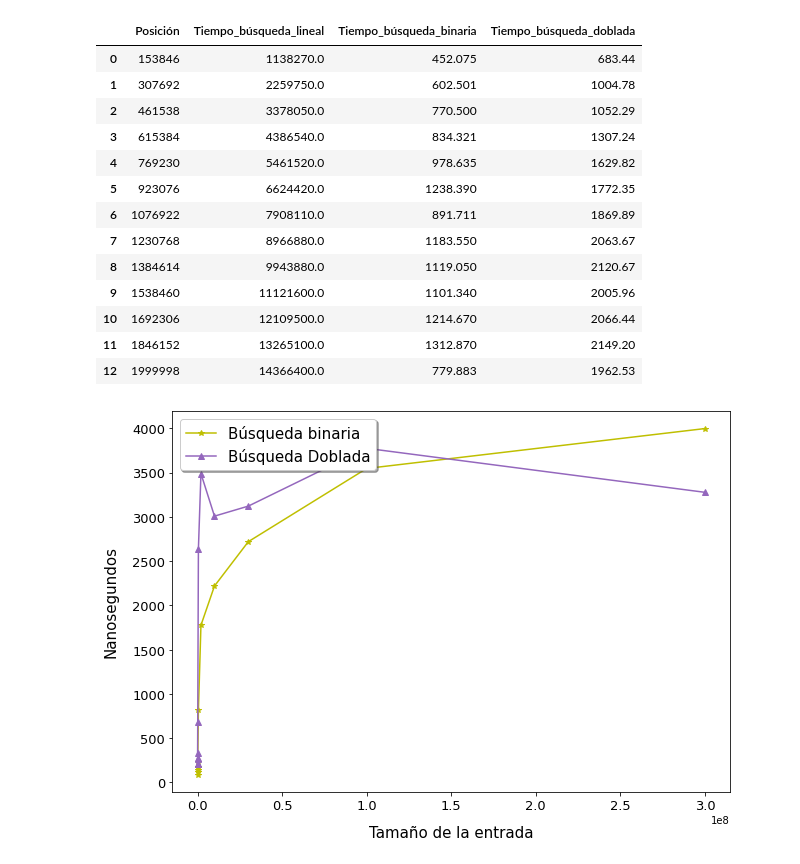
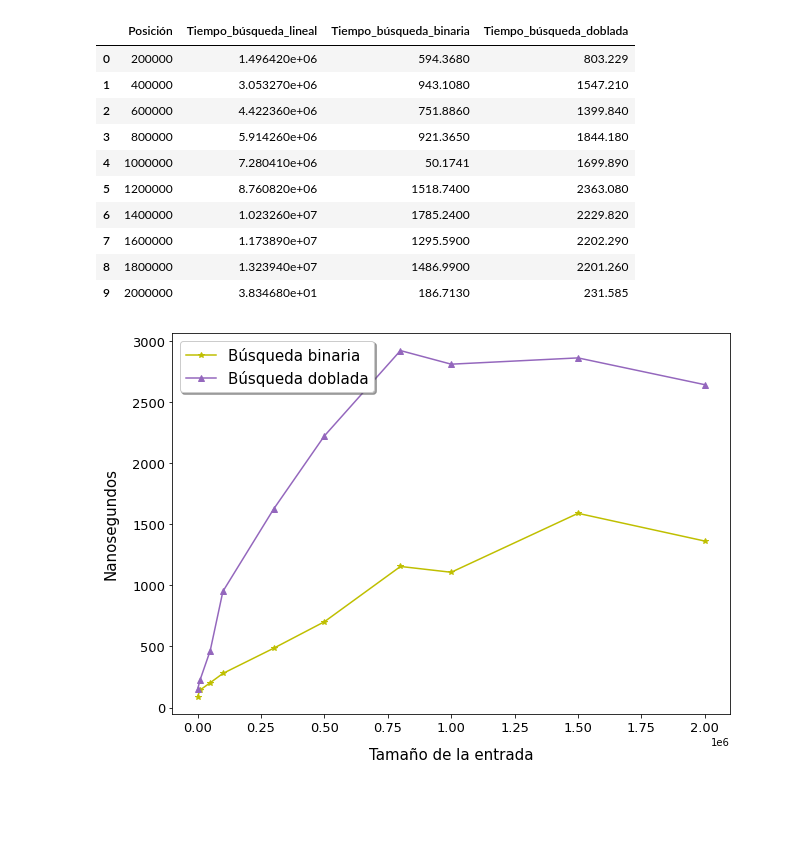
Before and after one commit to dnlmoreno/Data-Structure-and-Algorithms-Advanced, a Jupyter notebook: Lab 1/Gráficos/gráficos_resultados.ipynb, the cells around one changed output. Cells and saved outputs as stored; diff of their text form; code cells hidden in the pictures; blank space fills up the shorter version.

Commit message:
Cambios datos

```diff
--- a/Lab 1/Gráficos/gráficos_resultados.ipynb
+++ b/Lab 1/Gráficos/gráficos_resultados.ipynb
@@ -2,8 +2,8 @@
 import pandas as pd
 import matplotlib.pyplot as plt
 # %%
-tamaños = pd.read_csv('../Resultados/Experimentacion_busquedas_tamanios.csv', sep = ';')
-posiciones = pd.read_csv('../Resultados/Experimentacion_busquedas_posicion.csv', sep = ';')
+tamaños = pd.read_csv('../Resultados/Tamaños_medianos_datos/Experimentacion_busquedas_tamanios.csv', sep = ';')
+posiciones = pd.read_csv('../Resultados/Tamaños_medianos_datos/Experimentacion_busquedas_posicion.csv', sep = ';')
 # %%
 tamaños
 # %% [output]
@@ -35,19 +32,16 @@ col1_tam_esp = tamaños_especial['Tiempo_búsqueda_lineal']
 posiciones
 # %% [output]
 |  | Posición | Tiempo_búsqueda_lineal | Tiempo_búsqueda_binaria | Tiempo_búsqueda_doblada |
-| 0 | 153846 | 1138270.0 | 452.075 | 683.44 |
-| 1 | 307692 | 2259750.0 | 602.501 | 1004.78 |
-| 2 | 461538 | 3378050.0 | 770.500 | 1052.29 |
-| 3 | 615384 | 4386540.0 | 834.321 | 1307.24 |
-| 4 | 769230 | 5461520.0 | 978.635 | 1629.82 |
-| 5 | 923076 | 6624420.0 | 1238.390 | 1772.35 |
-| 6 | 1076922 | 7908110.0 | 891.711 | 1869.89 |
-| 7 | 1230768 | 8966880.0 | 1183.550 | 2063.67 |
-| 8 | 1384614 | 9943880.0 | 1119.050 | 2120.67 |
-| 9 | 1538460 | 11121600.0 | 1101.340 | 2005.96 |
-| 10 | 1692306 | 12109500.0 | 1214.670 | 2066.44 |
-| 11 | 1846152 | 13265100.0 | 1312.870 | 2149.20 |
-| 12 | 1999998 | 14366400.0 | 779.883 | 1962.53 |
+| 0 | 200000 | 1.496420e+06 | 594.3680 | 803.229 |
+| 1 | 400000 | 3.053270e+06 | 943.1080 | 1547.210 |
+| 2 | 600000 | 4.422360e+06 | 751.8860 | 1399.840 |
+| 3 | 800000 | 5.914260e+06 | 921.3650 | 1844.180 |
+| 4 | 1000000 | 7.280410e+06 | 50.1741 | 1699.890 |
+| 5 | 1200000 | 8.760820e+06 | 1518.7400 | 2363.080 |
+| 6 | 1400000 | 1.023260e+07 | 1785.2400 | 2229.820 |
+| 7 | 1600000 | 1.173890e+07 | 1295.5900 | 2202.290 |
+| 8 | 1800000 | 1.323940e+07 | 1486.9900 | 2201.260 |
+| 9 | 2000000 | 3.834680e+01 | 186.7130 | 231.585 |
 # %%
 col0_pos = posiciones['Posición']
 col1_pos = posiciones['Tiempo_búsqueda_lineal']
@@ -59,22 +53,24 @@ posiciones_especial = posiciones[posiciones.Posición<500]
 col0_tam_esp = posiciones_especial['Posición']
 col1_tam_esp = posiciones_especial['Tiempo_búsqueda_lineal']
 # %%
+''' Grafico que no da información visual clara '''
+
 fig, ax1 = plt.subplots(figsize=(10,7))
 
 ax1.set_xlabel('Tamaño de la entrada', fontsize='15', labelpad=13)
 ax1.set_ylabel('Nanosegundos', fontsize='15', labelpad=14)
 #ax1.plot(col0_tam_esp, col1_tam_esp, marker="o", color= "c", label='Lineal')
 ax1.plot(col0_tam, col2_tam, marker="*", color= "y", label='Búsqueda binaria')
-ax1.plot(col0_tam, col3_tam, marker="^", color= "tab:purple", label='Búsqueda Doblada')
+ax1.plot(col0_tam, col3_tam, marker="^", color= "tab:purple", label='Búsqueda doblada')
 ax1.tick_params(axis='y')
 
 plt.xticks(fontsize = 13)
 plt.yticks(size = 13)
 
 legend = plt.legend(loc='upper left', shadow=True, fontsize='15')
 legend.get_frame().set_facecolor('white')
 
 #plt.savefig("Grafico de inserciones user_id.png")
 plt.show()
 # %% [output]
-[figure, old version]
+[figure, new version]
```
Also changed, not shown: parts of 4 cells of this notebook, 4 other files.
